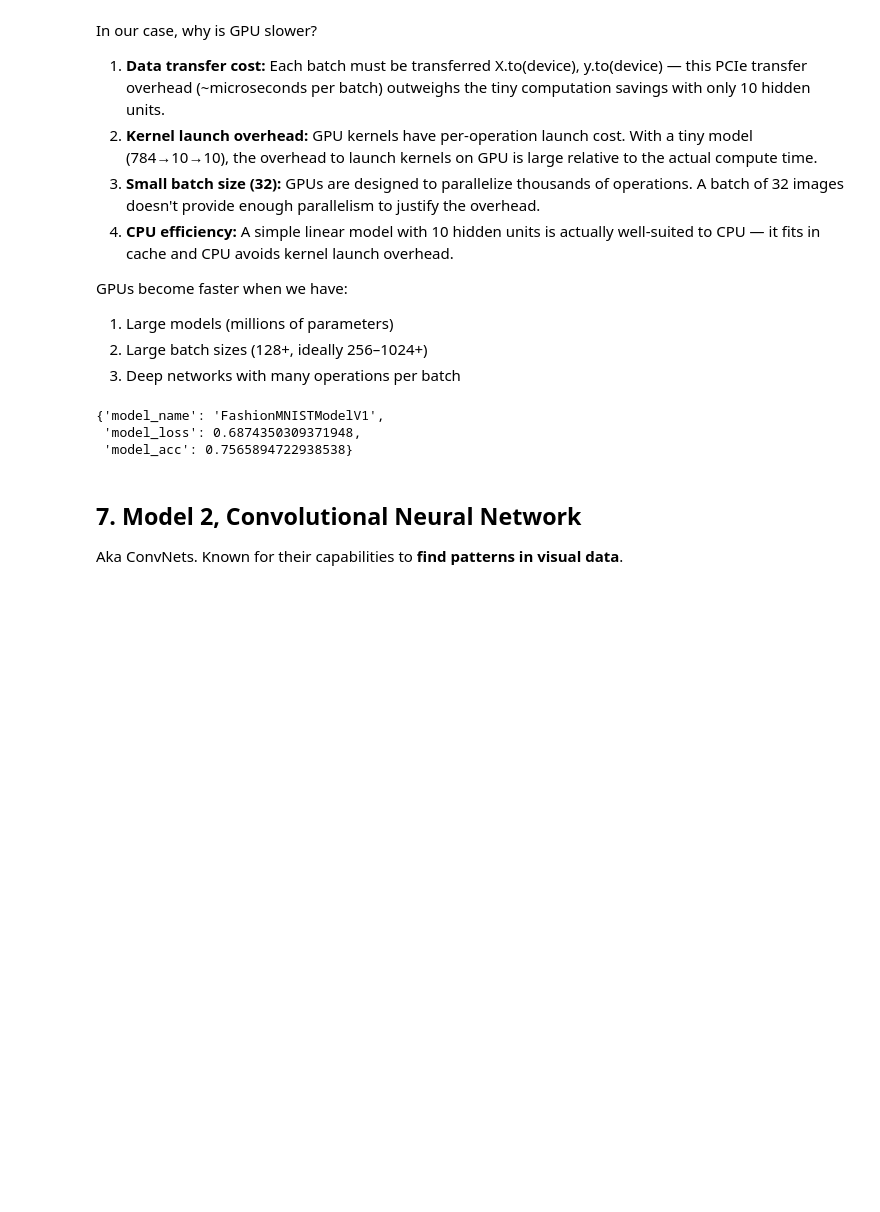
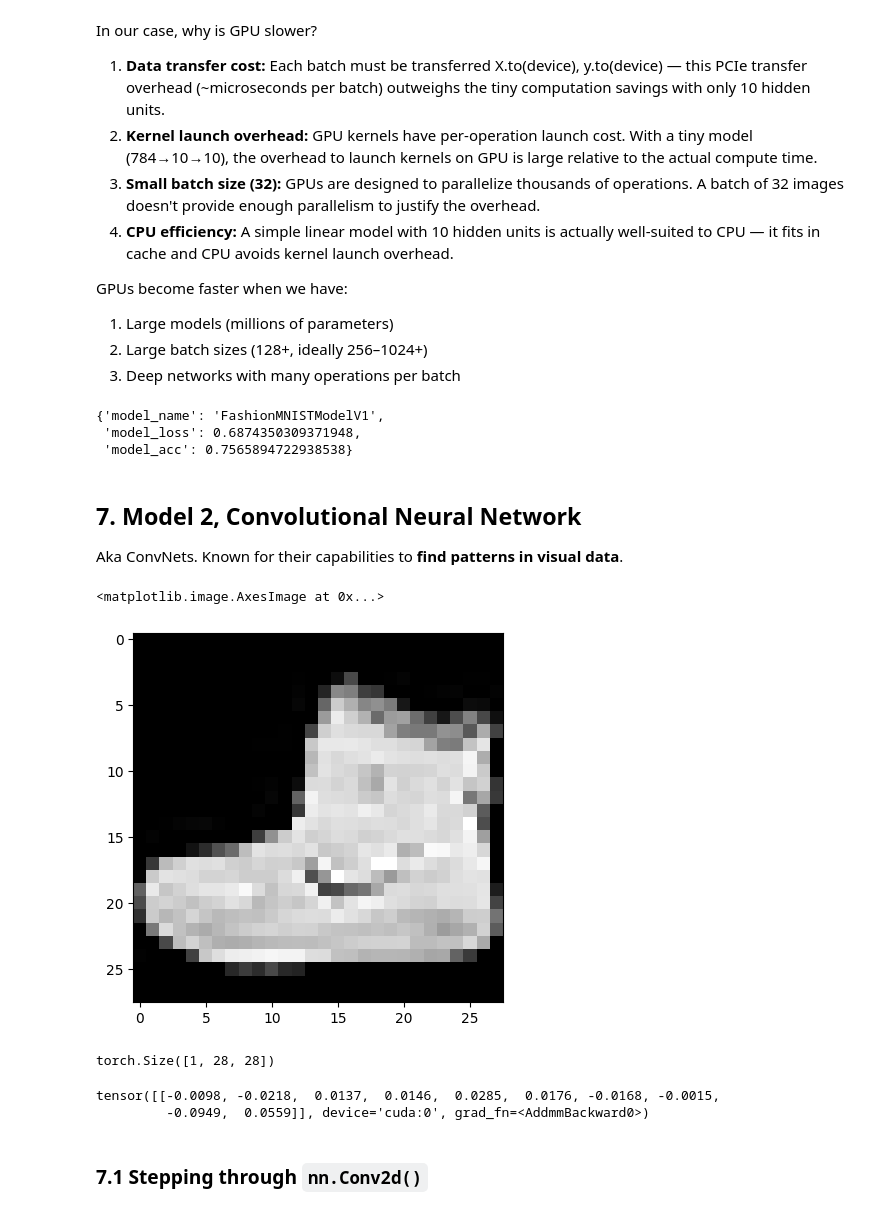
Before and after one commit to arkaseth/PyTorch-practice, a Jupyter notebook: 3_PyTorch_computer_vision.ipynb, the cells around one changed output. Cells and saved outputs as stored; diff of their text form; code cells hidden in the pictures; blank space fills up the shorter version.

```diff
--- a/3_PyTorch_computer_vision.ipynb
+++ b/3_PyTorch_computer_vision.ipynb
@@ -654,0 +707,17 @@ Aka ConvNets. Known for their capabilities to **find patterns in visual data**.
+# %%
+plt.imshow(image.squeeze(), cmap='gray')
+# %% [output]
+<matplotlib.image.AxesImage at 0x...>
+[figure, added]
+# %%
+rand_image_tensor = torch.randn(size=(1, 28, 28))
+rand_image_tensor.shape
+# %% [output]
+torch.Size([1, 28, 28])
+# %%
+model_2(rand_image_tensor.unsqueeze(0).to(device))
+# %% [output]
+tensor([[-0.0098, -0.0218,  0.0137,  0.0146,  0.0285,  0.0176, -0.0168, -0.0015,
+         -0.0949,  0.0559]], device='cuda:0', grad_fn=<AddmmBackward0>)
+# %% [markdown]
+### 7.1 Stepping through `nn.Conv2d()`
```
Also changed, not shown: parts of 40 cells of this notebook.
